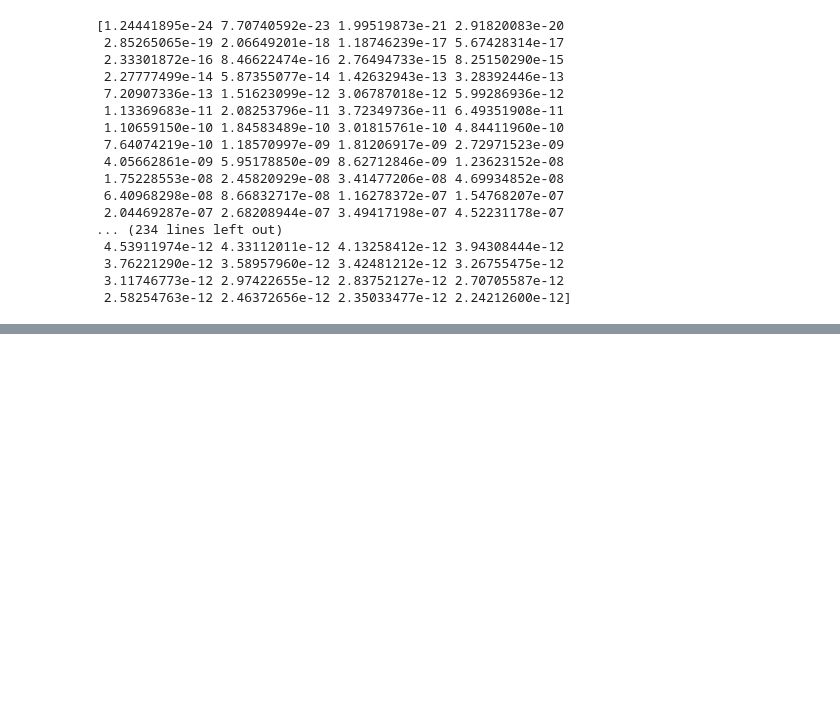
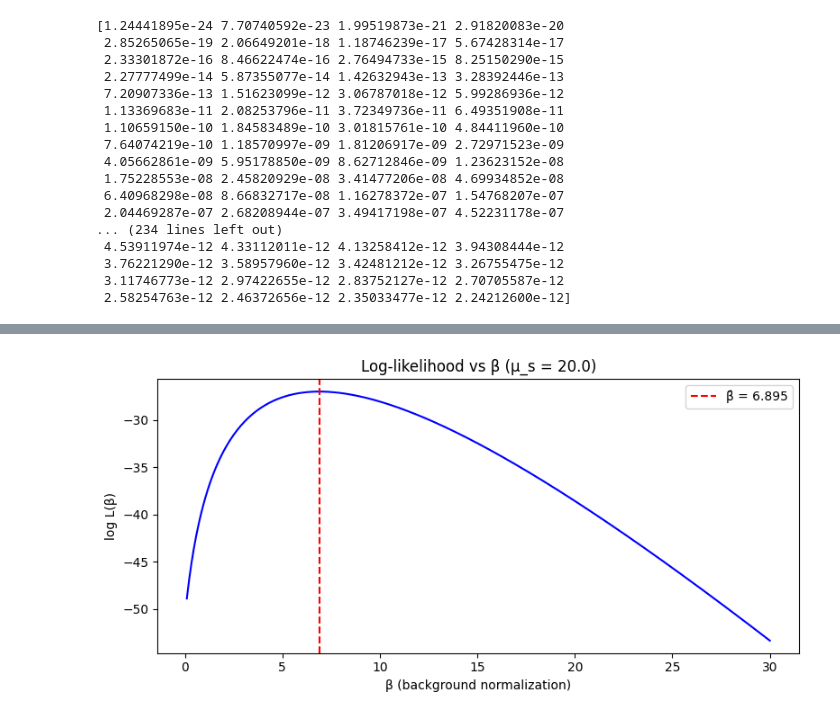
Before and after one commit to QuadroVert/DM1StatsGroupRepo2026, a Jupyter notebook: likelihood.ipynb, the cells around one changed output, grey strips where cells are left out. Drawn from its saved outputs; the diff is of its cells as text; code cells hidden in the pictures; blank space fills up the shorter version.

```diff
--- a/likelihood.ipynb
+++ b/likelihood.ipynb
@@ -285,0 +333,41 @@ print(posterior)
+# %%
+
+#nora
+# region of interest, energy
+roi = (165.3, 271.7)
+roi_mask = (s2_bin_centers_log >= roi[0]) & (s2_bin_centers_log <= roi[1])
+
+
+# define μ_i
+def mu_i_roi(beta):
+    return beta * b_nominal.values[roi_mask] + mu_s * s_i[roi_mask]
+
+# Likelihood
+def log_likelihood_full_roi(beta):
+    expected = mu_i_roi(beta)
+    expected = np.clip(expected, 1e-12, None)
+    return -np.sum(stats.poisson.logpmf(k_obs[roi_mask], expected))
+
+# Fit β
+result = minimize_scalar(log_likelihood_full_roi, bounds=(0.1, 30.0), method='bounded')
+beta_hat = result.x
+
+# Scan β
+beta_values = np.linspace(0.1, 30.0, 500)
+log_likes = [-log_likelihood_full_roi(b) for b in beta_values]
+
+# Plot
+fig, ax = plt.subplots(figsize=(8, 4))
+
+ax.plot(beta_values, log_likes, color='blue')
+ax.axvline(beta_hat, color='red', linestyle='--', label=f'β̂ = {beta_hat:.3f}')
+
+ax.set_xlabel('β (background normalization)')
+ax.set_ylabel('log L(β)')
+ax.set_title(f'Log-likelihood vs β (μ_s = {mu_s})')
+
+ax.legend()
+plt.tight_layout()
+plt.show()
+# %% [output]
+[figure, added]
```
Also changed, not shown: parts of 1 cell of this notebook.
